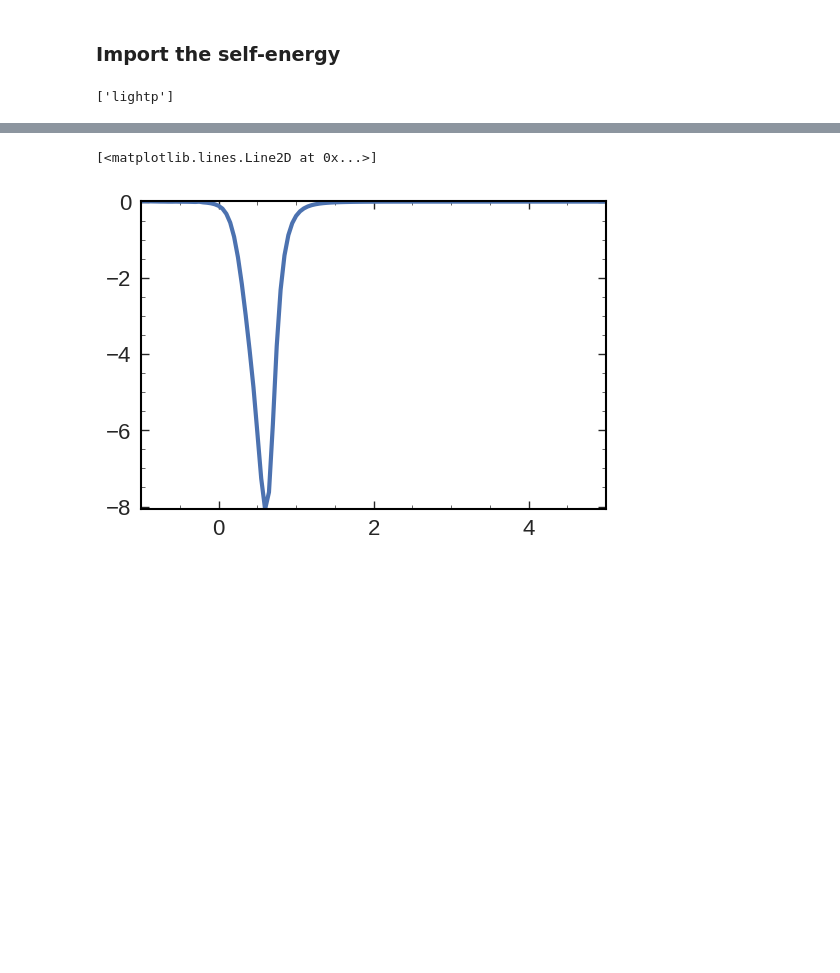
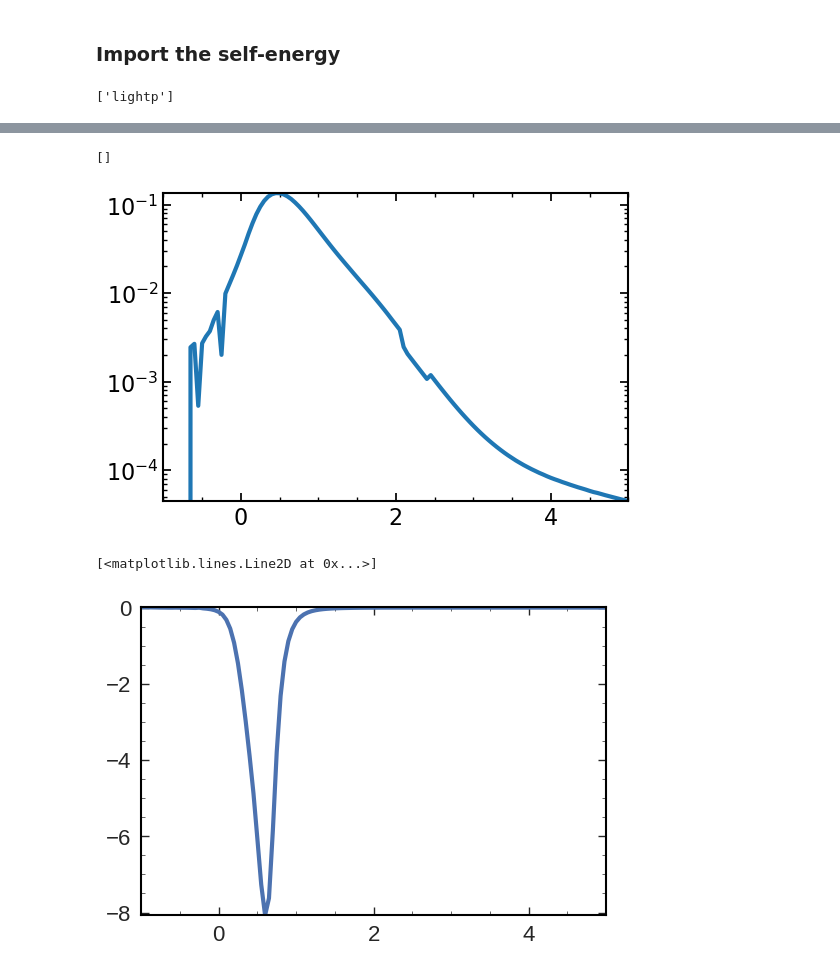
Before and after one commit to k-maslov/TMQGP, a Jupyter notebook: FromZhanduo/CompareZhanduo.ipynb, the cells around one changed output, grey strips where cells are left out. Saved outputs shown, nothing was run; the diff lists cells and outputs as text; code cells hidden in the pictures; blank space fills up the shorter version.

```diff
--- a/FromZhanduo/CompareZhanduo.ipynb
+++ b/FromZhanduo/CompareZhanduo.ipynb
@@ -160,3 +165,9 @@ plt.plot(erange_SF, df_Re_vals[:, 0])
+# %%
+plt.plot(erange_SF, -df_Im_vals[:, 0])
+plt.semilogy()
+# %% [output]
+[]
+[figure, added]
 # %%
 plt.plot(erange_SF, imag(1/(erange_SF - 0.57 - (df_Re_vals[:, 0] + 1j * df_Im_vals[:, 0]))))
 # %% [output]
```
Also changed, not shown: parts of 3 cells of this notebook, 8 other files.
